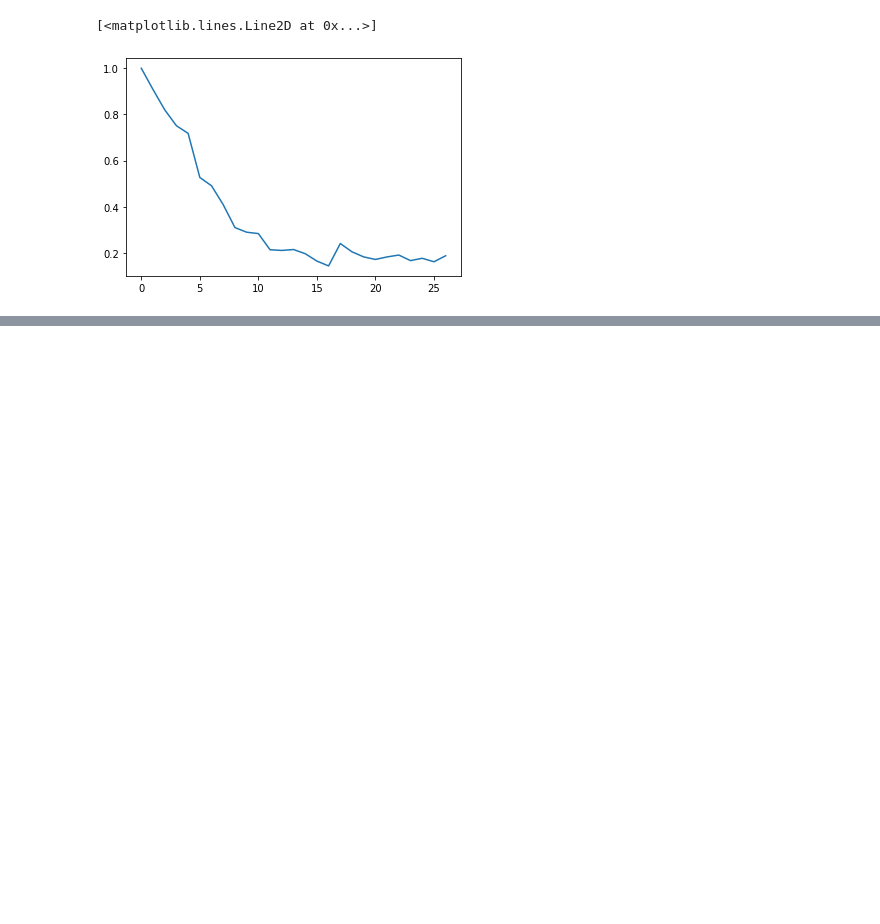
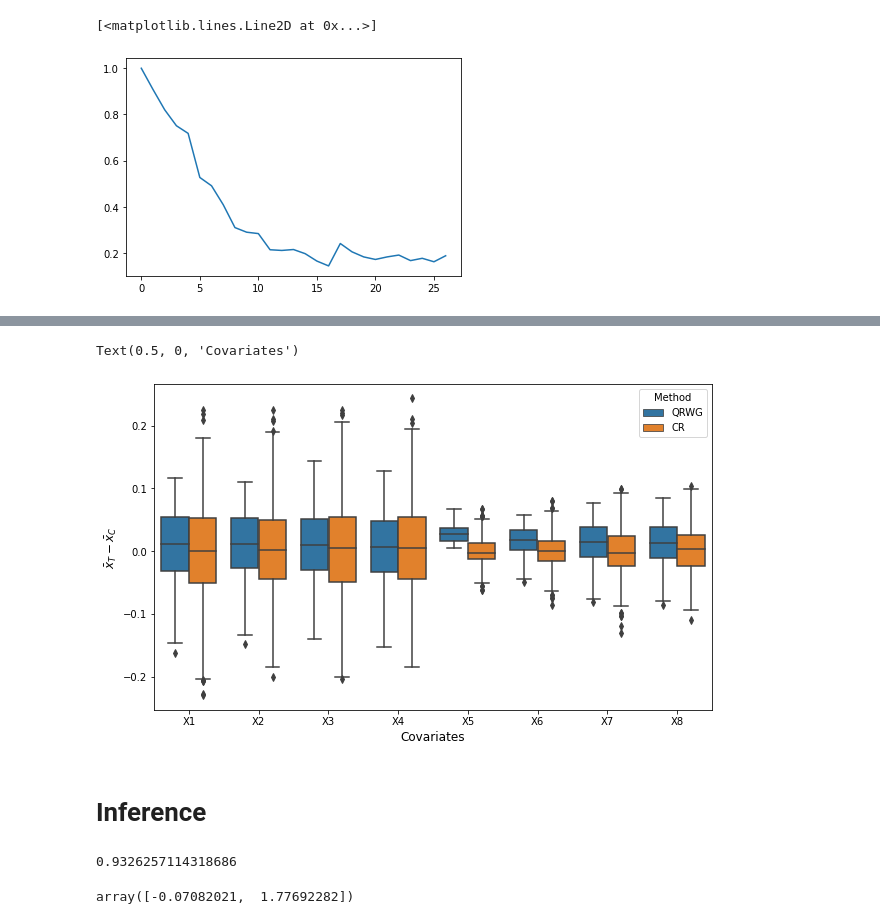
Before and after one commit to BobZhangHT/QReR, a Jupyter notebook: QRWG.ipynb, the cells around one changed output, grey strips where cells are left out. Drawn from its saved outputs; the diff is of its cells as text; code cells hidden in the pictures; blank space fills up the shorter version.

```diff
--- a/QRWG.ipynb
+++ b/QRWG.ipynb
@@ -140,0 +123,3 @@ plt.plot(estimator.val_ks_list)
+# %%
+mdiff_mat_net = np.array([cov_mdiff(x,z,wts_mat_net[i]) for i in range(wts_mat_net.shape[0])])
+mdiff_mat_rer = np.array([cov_mdiff(x,z_mat_rer[i]) for i in range(z_mat_rer.shape[0])])
@@ -140,0 +128,19 @@ plt.plot(estimator.val_ks_list)
+# %%
+df_mdiff_net = pd.DataFrame(mdiff_mat_net,columns=['X'+str(i+1) for i in range(mdiff_mat_net.shape[1])])
+df_mdiff_net['Method'] = 'QRWG'
+df_mdiff_rer = pd.DataFrame(mdiff_mat_rer,columns=['X'+str(i+1) for i in range(mdiff_mat_rer.shape[1])])
+df_mdiff_rer['Method'] = 'CR'
+# %%
+df_mdiff = pd.concat([df_mdiff_net,df_mdiff_rer],axis=0)
+df_mdiff = pd.melt(df_mdiff,id_vars=['Method'],var_name=['Variable'],value_name='Value')
+# %%
+plt.figure(figsize=(10,6))
+sb.boxplot(x='Variable',y='Value',
+           hue="Method",data=df_mdiff)
+plt.ylabel('$\\bar{x}_T-\\bar{x}_C$',fontsize=12)
+plt.xlabel('Covariates',fontsize=12)
+# %% [output]
+Text(0.5, 0, 'Covariates')
+[figure, added]
+# %% [markdown]
+# Inference
@@ -140,0 +150,10 @@ plt.plot(estimator.val_ks_list)
+# %%
+# mean
+tau_vec_net.mean()
+# %% [output]
+0.9326257114318686
+# %%
+# confidence interval
+np.quantile(tau_vec_net,(0.025,0.975))
+# %% [output]
+array([-0.07082021,  1.77692282])
```
Also changed, not shown: parts of 20 cells of this notebook, 3 other files.
